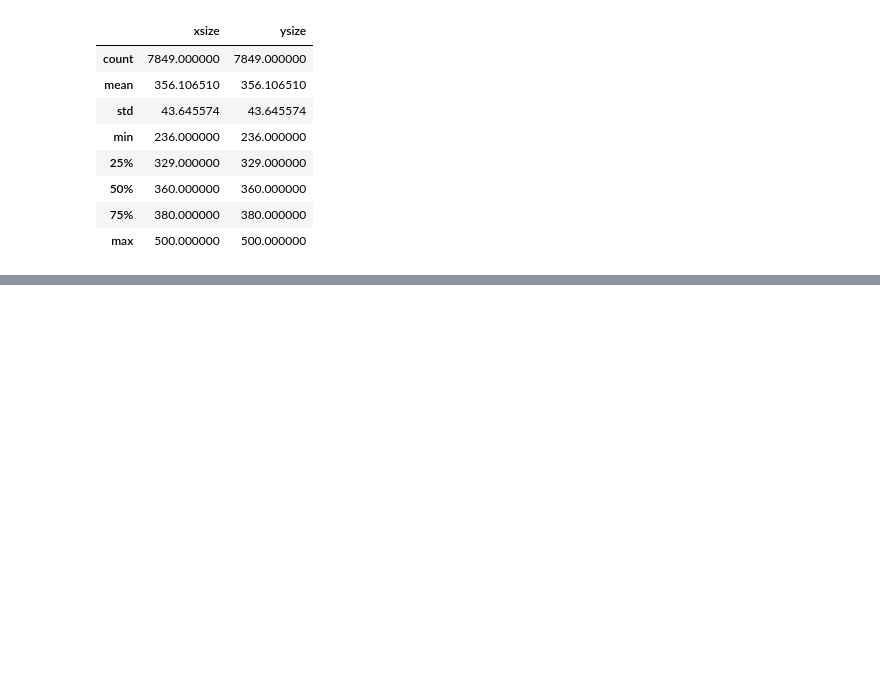
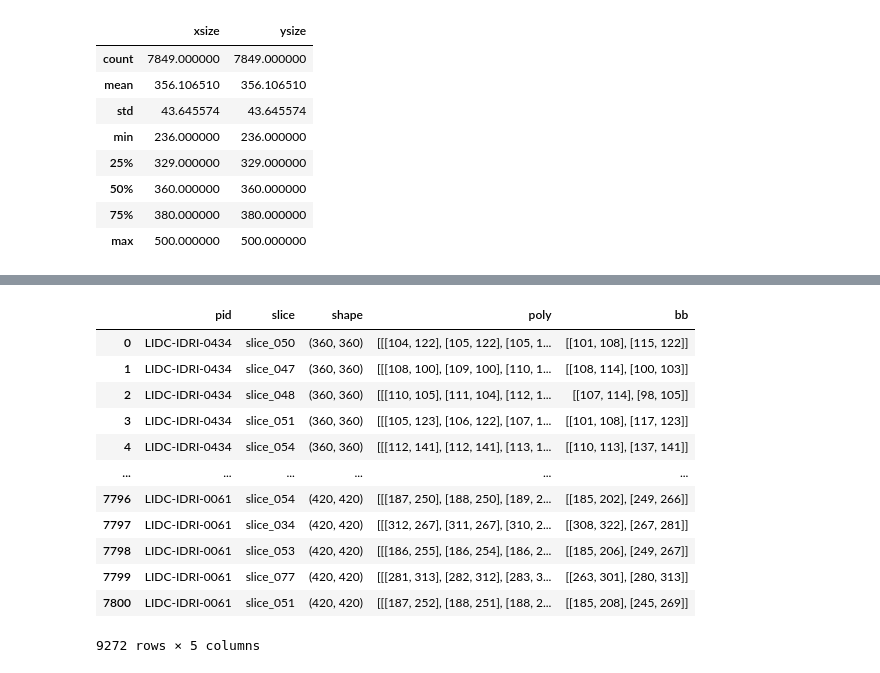
Before and after one commit to lijin1201/shinra, a Jupyter notebook: prep-kjs/sizeAndBidx.ipynb, the cells around one changed output, grey strips where cells are left out. Saved outputs shown, nothing was run; the diff lists cells and outputs as text; code cells hidden in the pictures; blank space fills up the shorter version.

```diff
--- a/prep-kjs/sizeAndBidx.ipynb
+++ b/prep-kjs/sizeAndBidx.ipynb
@@ -19,6 +19,12 @@ def get_npy_shapes_recursive_with_glob(root_dir):
 # %%
 root_directory = "/data1/lidc-idri/slices"
 shapes = get_npy_shapes_recursive_with_glob(root_directory)
+shapediclist =[]
 for path, shape in shapes:
-    print(f"{path}: shape = {shape}")
+    pid = path.split('/')[-2]
+    slice = "_".join(os.path.splitext(os.path.basename(path))[0].split("_")[:-1])
+    print(f"{pid} {slice}: shape = {shape}")
+    shapediclist.append({"pid":pid,"slice":slice,"shape":shape})
+
+shapedf = pd.DataFrame(shapediclist)
 # %% [output]
@@ -64,0 +115,4 @@ bbdf
+# %%
+#check bbox maximum location in pixels for all images
+pdbb = pd.read_json("/data2/lijin/lidc-prep/kjs/bbox/allbb.json")
+pdbb['slice'] = pdbb['slice'].astype(str).apply(lambda s: "_".join(s.split("_")[:-1]+[s.split("_")[-1].zfill(3)]))
@@ -64,0 +131,2 @@ bbdf
+# %%
+shapebb = pd.merge(shapedf, pdbb.groupby(['pid','slice'],as_index=False).first(), on=['pid','slice'], how='inner')
@@ -64,0 +141,18 @@ bbdf
+# %%
+shapebbex = shapebb.explode(column=['bb'])
+# %%
+shapebbex
+# %% [output]
+|  | pid | slice | shape | poly | bb |
+| 0 | LIDC-IDRI-0434 | slice_050 | (360, 360) | [[[104, 122], [105, 122], [105, 1... | [[101, 108], [115, 122]] |
+| 1 | LIDC-IDRI-0434 | slice_047 | (360, 360) | [[[108, 100], [109, 100], [110, 1... | [[108, 114], [100, 103]] |
+| 2 | LIDC-IDRI-0434 | slice_048 | (360, 360) | [[[110, 105], [111, 104], [112, 1... | [[107, 114], [98, 105]] |
+| 3 | LIDC-IDRI-0434 | slice_051 | (360, 360) | [[[105, 123], [106, 122], [107, 1... | [[101, 108], [117, 123]] |
+| 4 | LIDC-IDRI-0434 | slice_054 | (360, 360) | [[[112, 141], [112, 141], [113, 1... | [[110, 113], [137, 141]] |
+| ... | ... | ... | ... | ... | ... |
+| 7796 | LIDC-IDRI-0061 | slice_054 | (420, 420) | [[[187, 250], [188, 250], [189, 2... | [[185, 202], [249, 266]] |
+| 7797 | LIDC-IDRI-0061 | slice_034 | (420, 420) | [[[312, 267], [311, 267], [310, 2... | [[308, 322], [267, 281]] |
+| 7798 | LIDC-IDRI-0061 | slice_053 | (420, 420) | [[[186, 255], [186, 254], [186, 2... | [[185, 206], [249, 267]] |
+| 7799 | LIDC-IDRI-0061 | slice_077 | (420, 420) | [[[281, 313], [282, 312], [283, 3... | [[263, 301], [280, 313]] |
+| 7800 | LIDC-IDRI-0061 | slice_051 | (420, 420) | [[[187, 252], [188, 251], [188, 2... | [[185, 208], [245, 269]] |
+9272 rows × 5 columns
```
Also changed, not shown: parts of 18 cells of this notebook, 28 other files.
